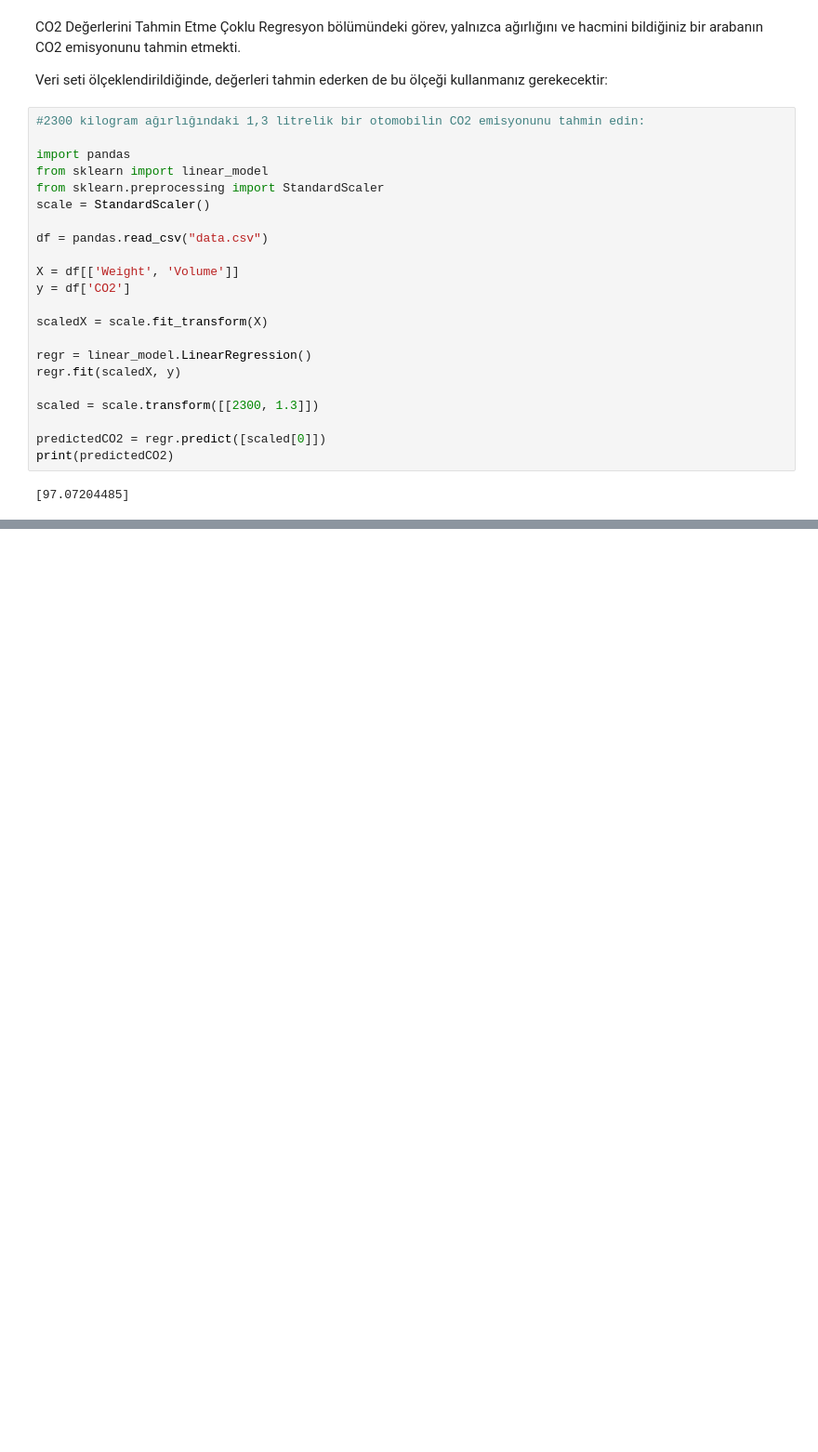
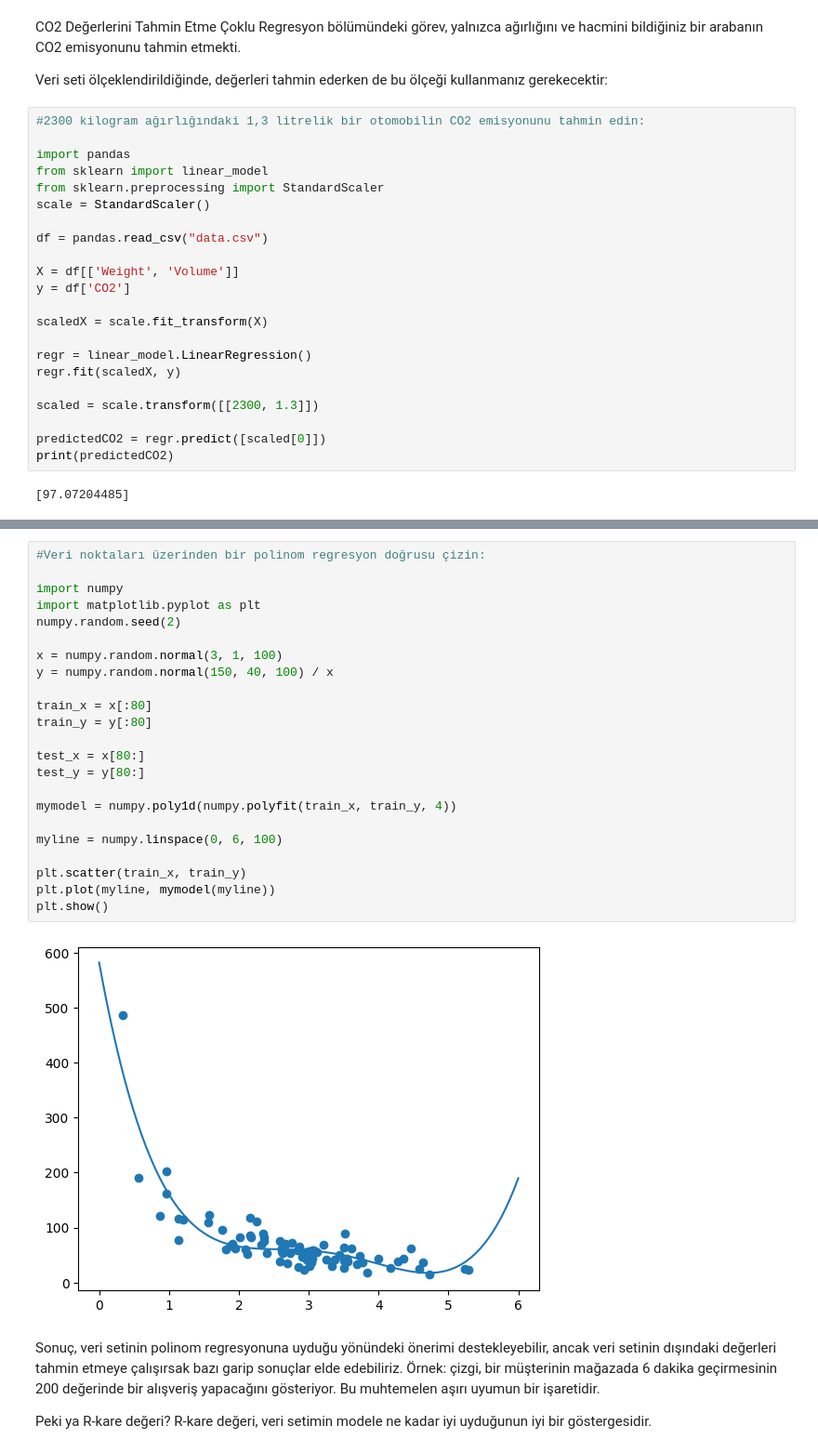
Before and after one commit to azem46/Python_Codlab_Handbook, a Jupyter notebook: Python_Ders_15_Machine_Learn_2.ipynb, the cells around one changed output, grey strips where cells are left out. Shown at 93% size. Drawn from its saved outputs; the diff is of its cells as text; blank space fills up the shorter version.

```diff
--- a/Python_Ders_15_Machine_Learn_2.ipynb
+++ b/Python_Ders_15_Machine_Learn_2.ipynb
@@ -132,0 +196,29 @@ print(predictedCO2)
+# %%
+#Veri noktaları üzerinden bir polinom regresyon doğrusu çizin:
+
+import numpy
+import matplotlib.pyplot as plt
+numpy.random.seed(2)
+
+x = numpy.random.normal(3, 1, 100)
+y = numpy.random.normal(150, 40, 100) / x
+
+train_x = x[:80]
+train_y = y[:80]
+
+test_x = x[80:]
+test_y = y[80:]
+
+mymodel = numpy.poly1d(numpy.polyfit(train_x, train_y, 4))
+
+myline = numpy.linspace(0, 6, 100)
+
+plt.scatter(train_x, train_y)
+plt.plot(myline, mymodel(myline))
+plt.show()
+# %% [output]
+[figure, added]
+# %% [markdown]
+Sonuç, veri setinin polinom regresyonuna uyduğu yönündeki önerimi destekleyebilir, ancak veri setinin dışındaki değerleri tahmin etmeye çalışırsak bazı garip sonuçlar elde edebiliriz. Örnek: çizgi, bir müşterinin mağazada 6 dakika geçirmesinin 200 değerinde bir alışveriş yapacağını gösteriyor. Bu muhtemelen aşırı uyumun bir işaretidir.
+
+Peki ya R-kare değeri? R-kare değeri, veri setimin modele ne kadar iyi uyduğunun iyi bir göstergesidir.
```
Also changed, not shown: parts of 121 cells of this notebook.
